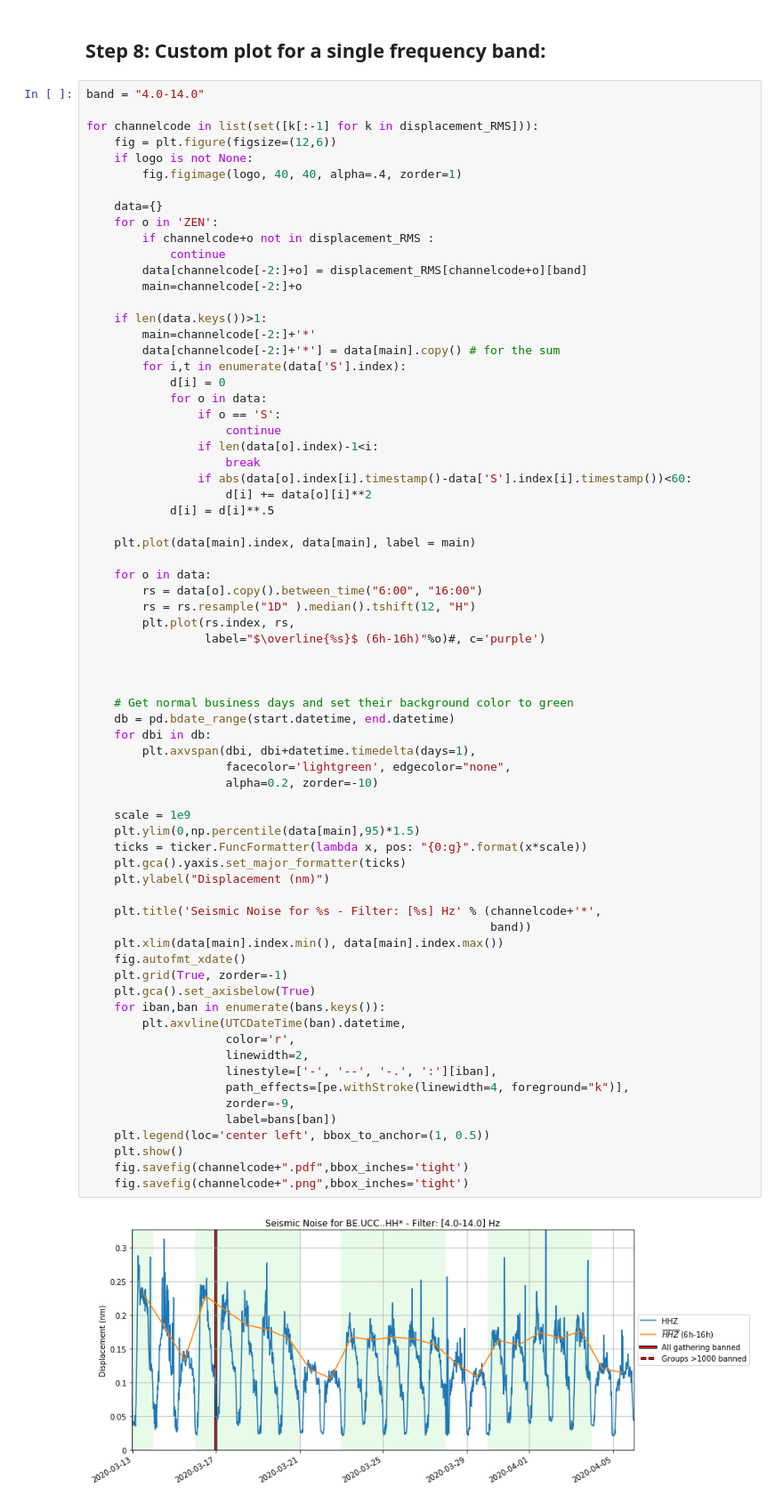
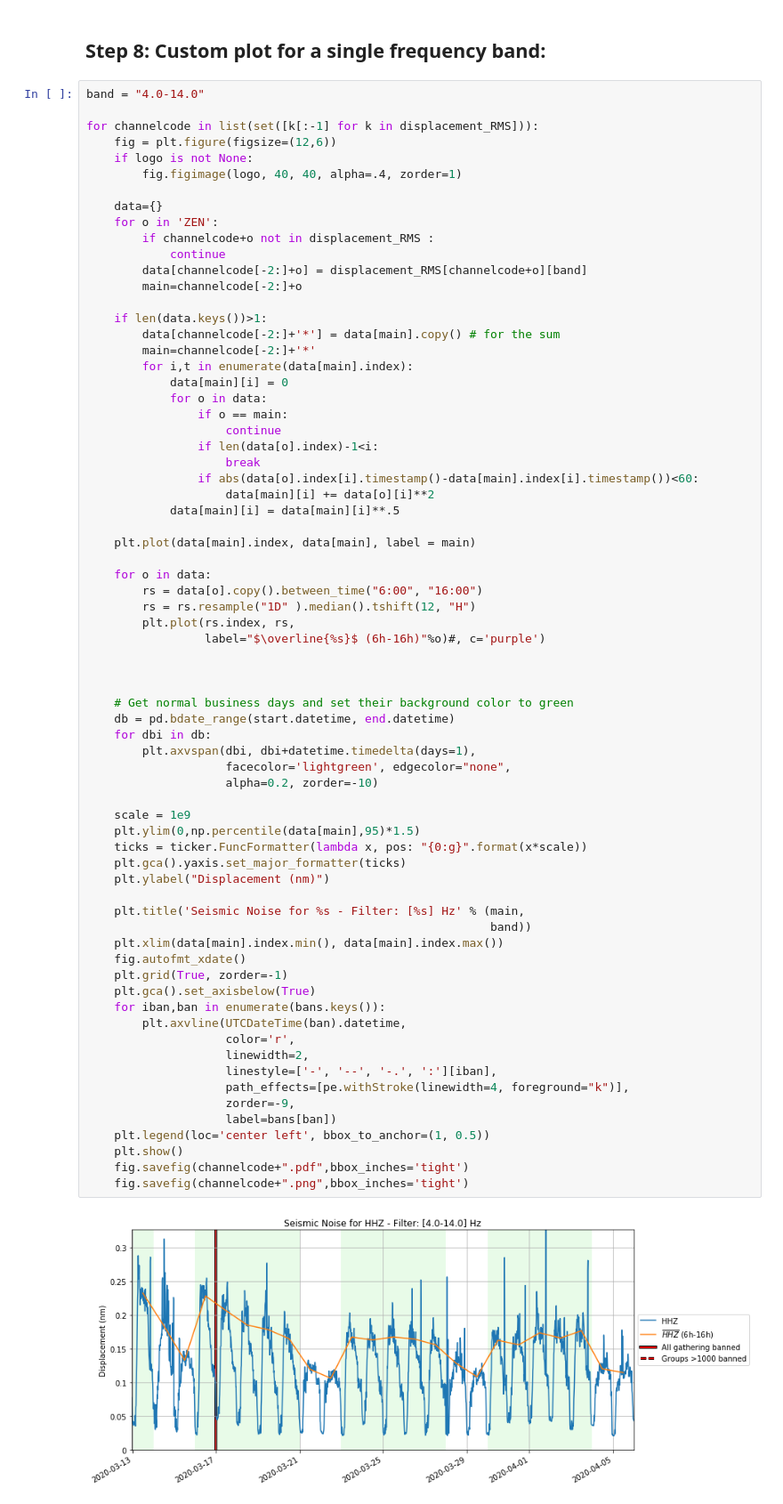
Before and after one commit to ThomasLecocq/SeismoRMS, a Jupyter notebook: SeismoSocialDistancing.ipynb, the cells around one changed output. Shown: that part at 89% size. Drawn from its saved outputs; the diff is of its cells as text.

```diff
--- a/SeismoSocialDistancing.ipynb
+++ b/SeismoSocialDistancing.ipynb
@@ -225,18 +225,18 @@ for channelcode in list(set([k[:-1] for k in displacement_RMS])):
         main=channelcode[-2:]+o
 
     if len(data.keys())>1:
+        data[channelcode[-2:]+'*'] = data[main].copy() # for the sum
         main=channelcode[-2:]+'*'
-        data[channelcode[-2:]+'*'] = data[main].copy() # for the sum
-        for i,t in enumerate(data['S'].index):
-            d[i] = 0
+        for i,t in enumerate(data[main].index):
+            data[main][i] = 0
             for o in data:
-                if o == 'S':
+                if o == main:
                     continue
                 if len(data[o].index)-1<i:
                     break
-                if abs(data[o].index[i].timestamp()-data['S'].index[i].timestamp())<60:
-                    d[i] += data[o][i]**2
-            d[i] = d[i]**.5
+                if abs(data[o].index[i].timestamp()-data[main].index[i].timestamp())<60:
+                    data[main][i] += data[o][i]**2
+            data[main][i] = data[main][i]**.5
 
     plt.plot(data[main].index, data[main], label = main)
 
@@ -252,32 +252,32 @@ for channelcode in list(set([k[:-1] for k in displacement_RMS])):
     db = pd.bdate_range(start.datetime, end.datetime)
     for dbi in db:
         plt.axvspan(dbi, dbi+datetime.timedelta(days=1),
                     facecolor='lightgreen', edgecolor="none",
                     alpha=0.2, zorder=-10)
 
     scale = 1e9
     plt.ylim(0,np.percentile(data[main],95)*1.5)
     ticks = ticker.FuncFormatter(lambda x, pos: "{0:g}".format(x*scale))
     plt.gca().yaxis.set_major_formatter(ticks)
     plt.ylabel("Displacement (nm)")
 
-    plt.title('Seismic Noise for %s - Filter: [%s] Hz' % (channelcode+'*',
+    plt.title('Seismic Noise for %s - Filter: [%s] Hz' % (main,
                                                           band))
     plt.xlim(data[main].index.min(), data[main].index.max())
     fig.autofmt_xdate()
     plt.grid(True, zorder=-1)
     plt.gca().set_axisbelow(True)
     for iban,ban in enumerate(bans.keys()):
         plt.axvline(UTCDateTime(ban).datetime,
                     color='r',
                     linewidth=2,
                     linestyle=['-', '--', '-.', ':'][iban],
                     path_effects=[pe.withStroke(linewidth=4, foreground="k")],
                     zorder=-9,
                     label=bans[ban])
     plt.legend(loc='center left', bbox_to_anchor=(1, 0.5))
     plt.show()
     fig.savefig(channelcode+".pdf",bbox_inches='tight')
     fig.savefig(channelcode+".png",bbox_inches='tight')
 # %% [output]
-[figure, old version]
+[figure, new version]
```
